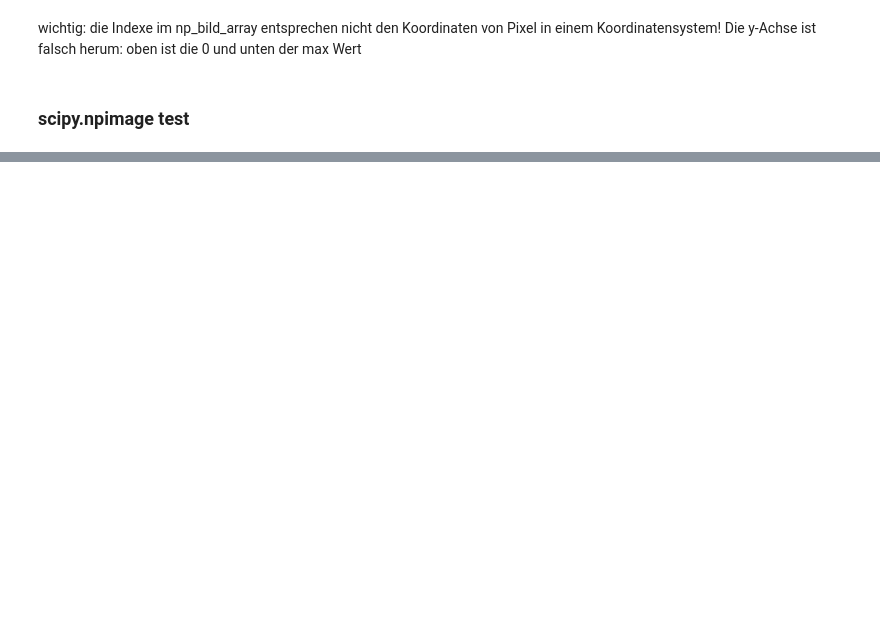
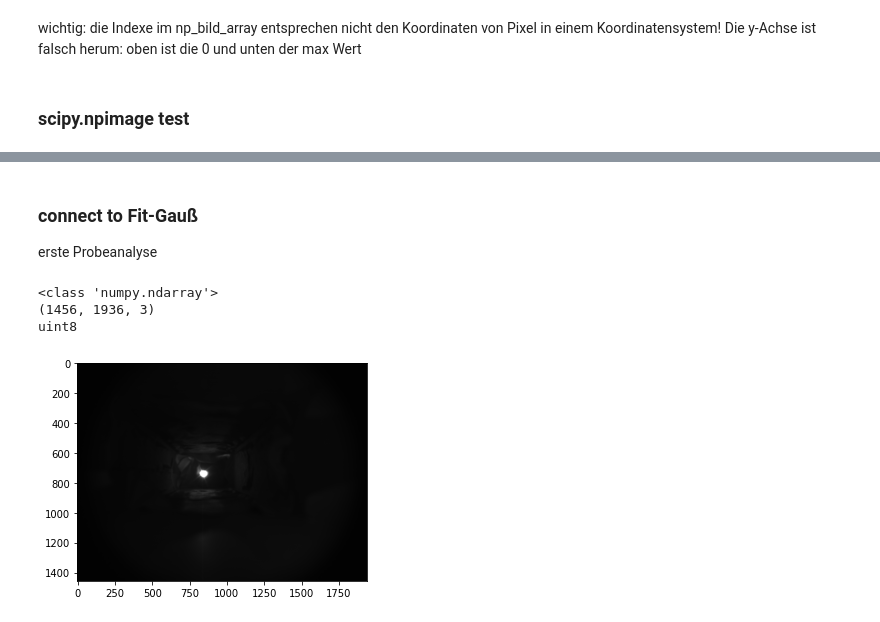
Before and after one commit to claryguru/BA_epics_camera, a Jupyter notebook: Jupiter/Datenanalyse.ipynb, the cells around one changed output, grey strips where cells are left out. Cells and saved outputs as stored; diff of their text form; code cells hidden in the pictures; blank space fills up the shorter version.

```diff
--- a/Jupiter/Datenanalyse.ipynb
+++ b/Jupiter/Datenanalyse.ipynb
@@ -95,0 +138,21 @@ wichtig: die Indexe im np_bild_array entsprechen nicht den Koordinaten von Pixel
+# %% [markdown]
+### connect to Fit-Gauß
+erste Probeanalyse
+# %%
+####erstes Probebild von Versuch 2 mit vimba software erzeugt
+####Bild mit opencv laden
+
+import cv2
+im = cv2.imread('D:\\HZB\\BA_epics_camera\\Testaufbau\\Versuch2\\Stoff_im_Gang_Tuch_vor_Handy.bmp')
+
+print(type(im))
+print(im.shape)
+print(im.dtype)
+
+plt.imshow(im, cmap='gray')
+plt.show()
+# %% [output]
+<class 'numpy.ndarray'>
+(1456, 1936, 3)
+uint8
+[figure, added]
```
Also changed, not shown: parts of 8 cells of this notebook, 6 other files.
